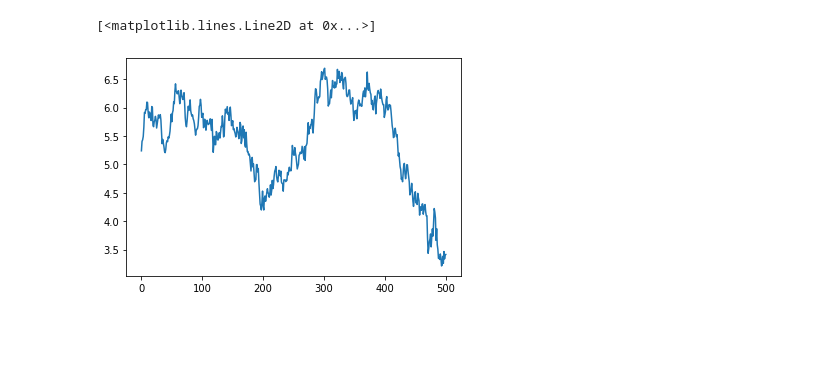
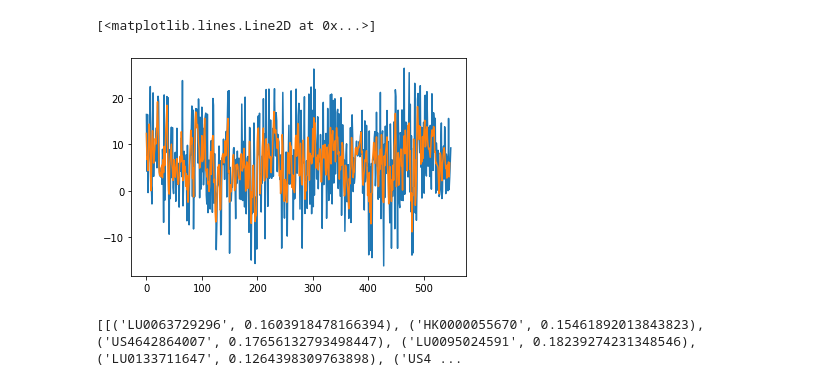
Before and after one commit to woodychang0611/PortfolioDRL, a Jupyter notebook: Misc.ipynb, the cells around one changed output. Saved outputs shown, nothing was run; the diff lists cells and outputs as text; code cells hidden in the pictures; blank space fills up the shorter version.

```diff
--- a/Misc.ipynb
+++ b/Misc.ipynb
@@ -103,15 +81,31 @@ plt.show()
 # %%
 def moving_average(a, n=3) :
     ret = np.cumsum(a, dtype=float)
     ret[n:] = ret[n:] - ret[:-n]
     return ret[n - 1:] / n
 
-evaluation = './results/TD3_18000_evaluations.npy'
-reward = './results/TD3_18000_episode_rewards.npy'
+evaluation = './results/TD3_16500_evaluations.npy'
+reward = './results/TD3_16500_episode_rewards.npy'
 a = np.load(evaluation)
 b = np.load(reward)
-#plt.plot(a)
-plt.plot(moving_average(b,100))
+plt.plot(b)
+plt.plot(moving_average(b,3))
 # %% [output]
 [<matplotlib.lines.Line2D at 0x...>]
-[figure, old version]
+[figure, new version]
+# %%
+env.reset()
+env.start_year =2017
+env.start_month =1
+done=False
+while not done:
+    action = policy.select_action(np.array(state))
+    #print(np.array(state))
+    #print(action)
+    action = action+0*np.random.randn(len(action))
+    state, reward, done = env.step(action)
+    #print(reward)
+    time.sleep(.1)
+print(env.profilios)
+# %% [output]
+[[('LU0063729296', 0.1603918478166394), ('HK0000055670', 0.15461892013843823), ('US4642864007', 0.17656132793498447), ('LU0095024591', 0.18239274231348546), ('LU0133711647', 0.1264398309763898), ('US4 ...
```
Also changed, not shown: parts of 4 cells of this notebook.
